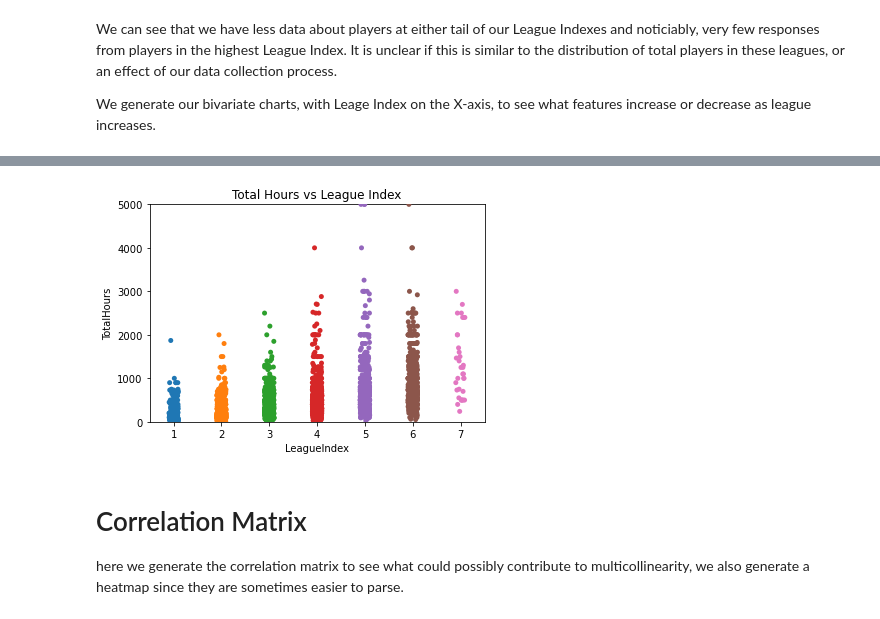
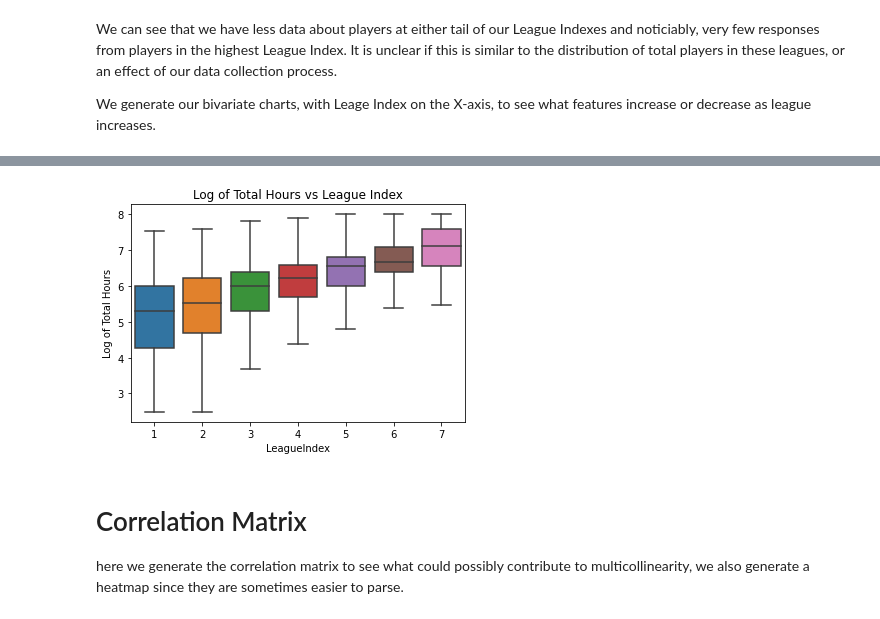
Before and after one commit to theGetz1995/Starcraft2LeagueClassification, a Jupyter notebook: notebooks/04_Getz_EDA_Second_Pass.ipynb, the cells around one changed output, grey strips where cells are left out. Saved outputs shown, nothing was run; the diff lists cells and outputs as text; code cells hidden in the pictures.

Commit message:
Updated feature importances and changed plot type in EDA

```diff
--- a/notebooks/04_Getz_EDA_Second_Pass.ipynb
+++ b/notebooks/04_Getz_EDA_Second_Pass.ipynb
@@ -72,11 +72,12 @@ for name in starcraft.columns[2:]:
 ... (6 outputs left out)
 # %%
-hourplot = sns.stripplot(x='LeagueIndex',y='TotalHours',data=starcraft)
-hourplot.set_ylim(0,5000)
-plt.title('Total Hours vs League Index')
+logHours = np.log(starcraft['TotalHours'])
+hourplot = sns.boxplot(x='LeagueIndex',y=logHours,data=starcraft, showfliers=False)
+plt.ylabel('Log of Total Hours')
+plt.title('Log of Total Hours vs League Index')
 plt.show()
 # %% [output]
-[figure, old version]
+[figure, new version]
 # %% [markdown]
 # Correlation Matrix
 here we generate the correlation matrix to see what could possibly contribute to multicollinearity, we also generate a heatmap since they are sometimes easier to parse.
```
Also changed, not shown: parts of 3 cells of this notebook, 1 other file.
